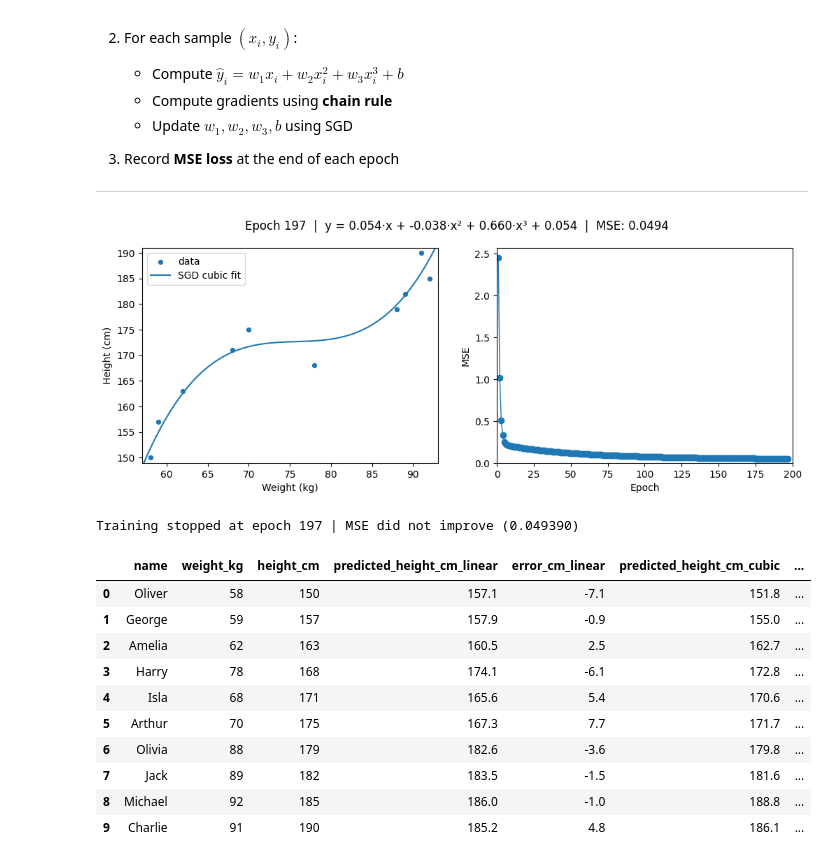
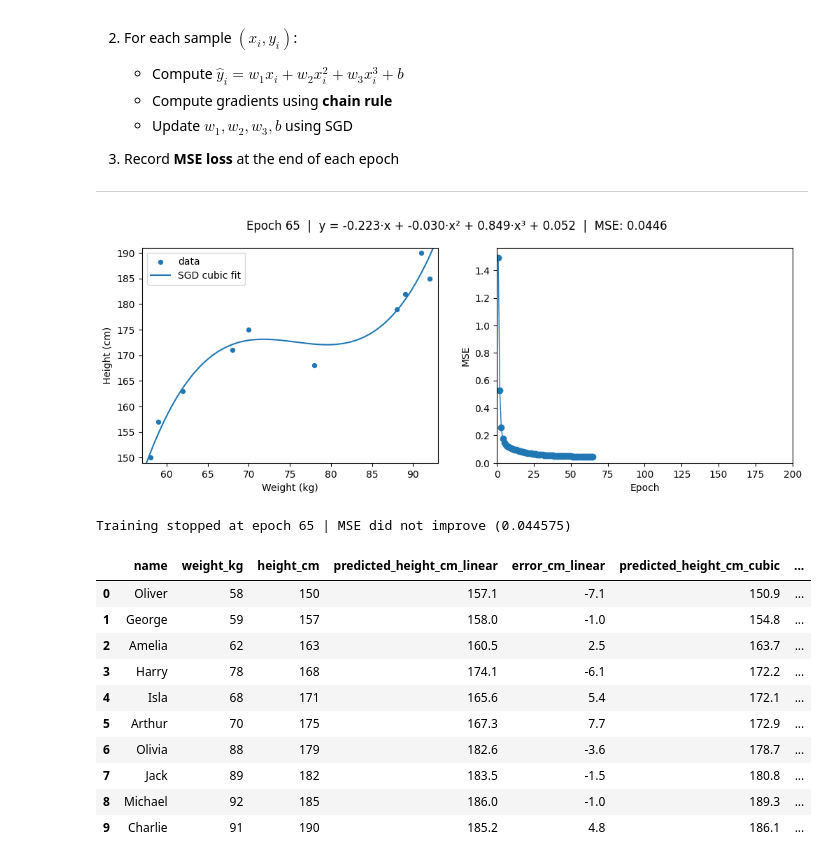
Before and after one commit to Saukkoriipi/math-for-ai, a Jupyter notebook: notebook/height_prediction_demo.ipynb, the cells around one changed output. Saved outputs shown, nothing was run; the diff lists cells and outputs as text; code cells hidden in the pictures.

```diff
--- a/notebook/height_prediction_demo.ipynb
+++ b/notebook/height_prediction_demo.ipynb
@@ -422,8 +297,8 @@ x_n = zx.transform(x)
 y_n = zy.transform(y)
 
 # ---------------- Hyperparameters ----------------
-epochs = 100
-lr = 1e-2
+epochs = 300
+lr = 0.001
 
 # ---------------- Initialize model parameters ----------------
 w = 0.1   # slope
@@ -727,9 +602,9 @@ lr = 0.01   # typical for z-normalized inputs with MSE
 plotter = TrainingPlotter(x, y, zx, zy, epochs)
 
 # ---------------- Initialize model parameters ----------------
-w1 = 1
-w2 = 1
-w3 = -1
+w1 = -1
+w2 = 0
+w3 = 0
 b  = 1
 
 # ---------------- Training (SGD, minibatch=1, MSE) ----------------
@@ -747,35 +622,35 @@ while True:
 
     for i in idx:
         xi = float(x_n[i])  # scalar (z-space)
         yi = float(y_n[i])  # target
 
         # ----- Forward pass -----
         yhat = forward_pass(w1, w2, w3, b, xi)
 
         # ----- Gradients via chain rule for MSE -----
         y_diff = yhat - yi
         w1 -= lr * 2.0 * y_diff * xi
         w2 -= lr * 2.0 * y_diff * (xi**2)
         w3 -= lr * 2.0 * y_diff * (xi**3)
         b  -= lr * 2.0 * y_diff
 
     # ----- Epoch metric (MSE over full dataset) -----
     y_hat_epoch = forward_pass(w1, w2, w3, b, x_n)
     mse = float(np.mean((y_hat_epoch - y_n) ** 2))
     mse_history.append(mse)
 
     # ----- Visualize -----
     plotter.show(w1, w2, w3, b, epoch, mse_history)
 
     # Stop if MSE did not decrease
     if mse >= prev_mse:
         print(f"Training stopped at epoch {epoch} | MSE did not improve ({mse:.6f})")
         break
     prev_mse = mse
     #time.sleep(0.1)
 # %% [output]
-[figure, old version]
+[figure, new version]
-Training stopped at epoch 197 | MSE did not improve (0.049390)
+Training stopped at epoch 65 | MSE did not improve (0.044575)
 # %%
 # Initialize column with NaN
 df["predicted_height_cm_cubic"] = np.nan
@@ -791,13 +666,13 @@ for i, row in df.iterrows():
 df
 # %% [output]
 |  | name | weight_kg | height_cm | predicted_height_cm_linear | error_cm_linear | predicted_height_cm_cubic | ... |
-| 0 | Oliver | 58 | 150 | 157.1 | -7.1 | 151.8 | ... |
-| 1 | George | 59 | 157 | 157.9 | -0.9 | 155.0 | ... |
-| 2 | Amelia | 62 | 163 | 160.5 | 2.5 | 162.7 | ... |
-| 3 | Harry | 78 | 168 | 174.1 | -6.1 | 172.8 | ... |
-| 4 | Isla | 68 | 171 | 165.6 | 5.4 | 170.6 | ... |
-| 5 | Arthur | 70 | 175 | 167.3 | 7.7 | 171.7 | ... |
-| 6 | Olivia | 88 | 179 | 182.6 | -3.6 | 179.8 | ... |
-| 7 | Jack | 89 | 182 | 183.5 | -1.5 | 181.6 | ... |
-| 8 | Michael | 92 | 185 | 186.0 | -1.0 | 188.8 | ... |
+| 0 | Oliver | 58 | 150 | 157.1 | -7.1 | 150.9 | ... |
+| 1 | George | 59 | 157 | 158.0 | -1.0 | 154.8 | ... |
+| 2 | Amelia | 62 | 163 | 160.5 | 2.5 | 163.7 | ... |
+| 3 | Harry | 78 | 168 | 174.1 | -6.1 | 172.2 | ... |
+| 4 | Isla | 68 | 171 | 165.6 | 5.4 | 172.1 | ... |
+| 5 | Arthur | 70 | 175 | 167.3 | 7.7 | 172.9 | ... |
+| 6 | Olivia | 88 | 179 | 182.6 | -3.6 | 178.7 | ... |
+| 7 | Jack | 89 | 182 | 183.5 | -1.5 | 180.8 | ... |
+| 8 | Michael | 92 | 185 | 186.0 | -1.0 | 189.3 | ... |
 | 9 | Charlie | 91 | 190 | 185.2 | 4.8 | 186.1 | ... |
```
Also changed, not shown: parts of 4 cells of this notebook.
